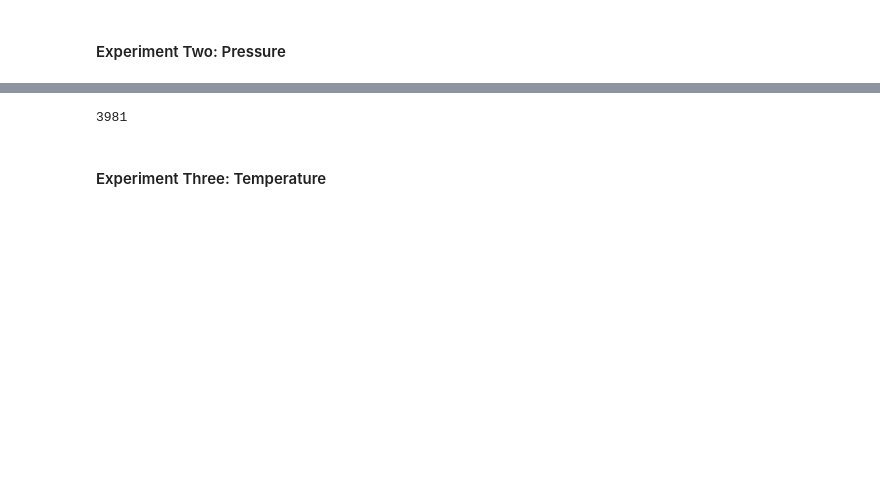
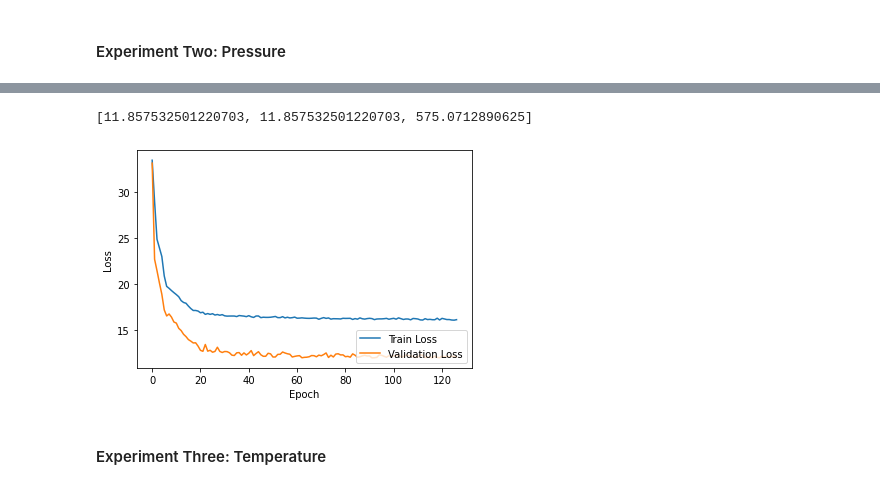
Before and after one commit to christian-westbrook/covid-19-and-weather-patterns, a Jupyter notebook: src/COVID-19 and Weather Patterns.ipynb, the cells around one changed output, grey strips where cells are left out. Saved outputs shown, nothing was run; the diff lists cells and outputs as text; code cells hidden in the pictures; blank space fills up the shorter version.

```diff
--- a/src/COVID-19 and Weather Patterns.ipynb
+++ b/src/COVID-19 and Weather Patterns.ipynb
@@ -285,5 +259,7 @@ error_values['pressure'] =  run.run_pressure(df)
 
 del df
 gc.collect()
+
+error_values['pressure']
 # %% [output]
 Running DNN for dataset
@@ -306,4 +267,5 @@ Epoch 75/75
-3981
+[11.857532501220703, 11.857532501220703, 575.0712890625]
+[figure, added]
 # %% [markdown]
 #### Experiment Three: Temperature
 # %%
```
Also changed, not shown: parts of 10 cells of this notebook, 6 other files.
